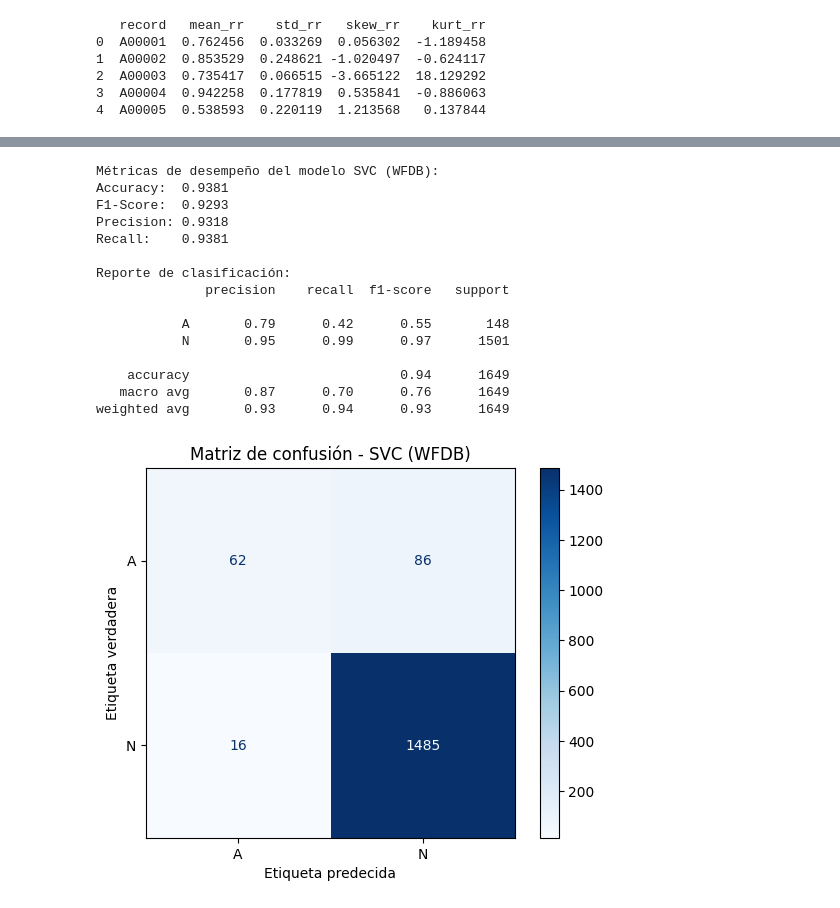
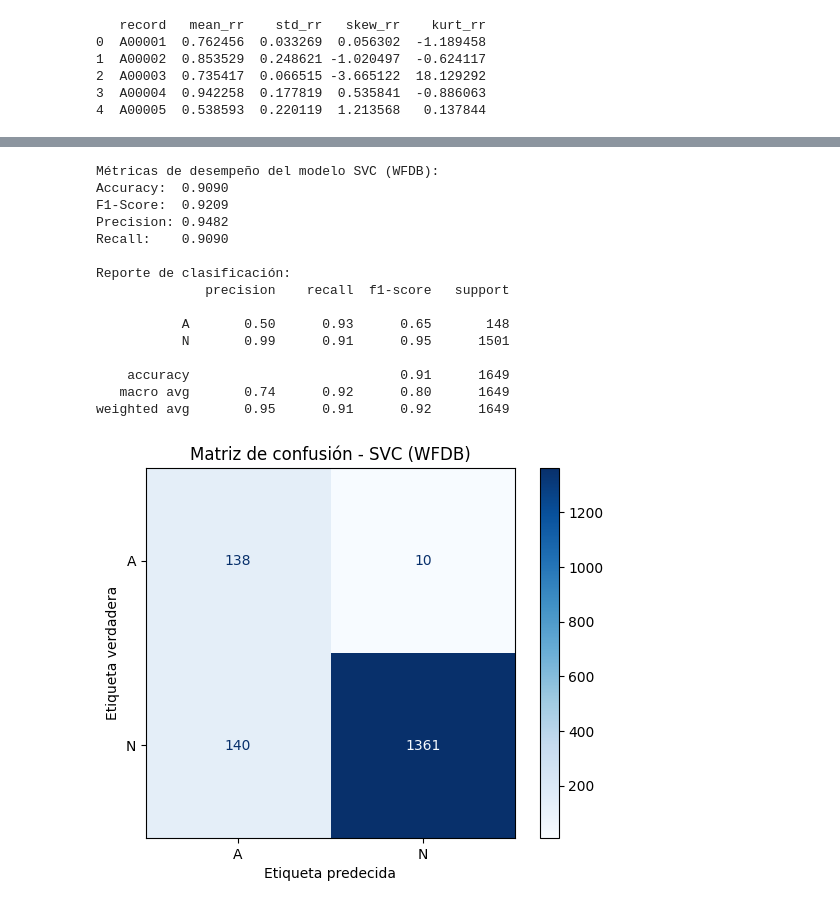
Before and after one commit to Mrldmz/MachineLearning, a Jupyter notebook: proyecto/Semana_2_Reproduccion_Baseline.ipynb, the cells around one changed output, grey strips where cells are left out. Drawn from its saved outputs; the diff is of its cells as text; code cells hidden in the pictures.

```diff
--- a/proyecto/Semana_2_Reproduccion_Baseline.ipynb
+++ b/proyecto/Semana_2_Reproduccion_Baseline.ipynb
@@ -579,6 +579,8 @@ features_wfdb_df.to_csv('data/rr_features_WFDB.csv', index=False)
 # %%
 # Realizar entrenamiento de un modelo random forest con las características de los intervalos RR detectados con WFDB
 from sklearn.ensemble import RandomForestClassifier
+from imblearn.over_sampling import SMOTE
+
 # Cargar las etiquetas originales
 labels_df = pd.read_csv('data/training2017/REFERENCE.csv', header=None, names=['record', 'label'])
 
@@ -604,7 +606,15 @@ X_train_wfdb, X_test_wfdb, y_train_wfdb, y_test_wfdb = train_test_split(
     X_wfdb_scaled, y_wfdb, test_size=0.2, random_state=42, stratify=y_wfdb
 )
 
-# Entrenar el modelo Random Forest
+# Aplicar SMOTE solo al conjunto de entrenamiento para balancear la clase 'A'
+smote = SMOTE(random_state=42)
+X_train_wfdb_res, y_train_wfdb_res = smote.fit_resample(X_train_wfdb, y_train_wfdb)
+
+# Verificar el nuevo balance de clases
+print("Distribución de clases después de SMOTE (entrenamiento):")
+print(pd.Series(y_train_wfdb_res).value_counts())
+
+# Entrenar el modelo Random Forest con los datos balanceados
 rf_clf = RandomForestClassifier(n_estimators=100, random_state=42)
-rf_clf.fit(X_train_wfdb, y_train_wfdb)
+rf_clf.fit(X_train_wfdb_res, y_train_wfdb_res)
 # %% [output]
@@ -655,47 +670,47 @@ weighted avg       0.94      0.95      0.94      1649
 # %%
 # Probar el modelo SVC con los datos de WFDB
 
-# Entrenar el modelo SVC con los datos de WFDB
+# Entrenar el modelo SVC con los datos de WFDB balanceados
 svc_wfdb = SVC(kernel='rbf', random_state=42)
-svc_wfdb.fit(X_train_wfdb, y_train_wfdb)
+svc_wfdb.fit(X_train_wfdb_res, y_train_wfdb_res)
 
 # Predecir sobre el conjunto de prueba
 y_pred_svc_wfdb = svc_wfdb.predict(X_test_wfdb)
 
 # Calcular métricas de desempeño
 accuracy_svc_wfdb = accuracy_score(y_test_wfdb, y_pred_svc_wfdb)
 f1_svc_wfdb = f1_score(y_test_wfdb, y_pred_svc_wfdb, average='weighted', zero_division=0)
 precision_svc_wfdb = precision_score(y_test_wfdb, y_pred_svc_wfdb, average='weighted', zero_division=0)
 recall_svc_wfdb = recall_score(y_test_wfdb, y_pred_svc_wfdb, average='weighted', zero_division=0)
 
 print("Métricas de desempeño del modelo SVC (WFDB):")
 print(f"Accuracy:  {accuracy_svc_wfdb:.4f}")
 print(f"F1-Score:  {f1_svc_wfdb:.4f}")
 print(f"Precision: {precision_svc_wfdb:.4f}")
 print(f"Recall:    {recall_svc_wfdb:.4f}")
 print("\nReporte de clasificación:")
 print(classification_report(y_test_wfdb, y_pred_svc_wfdb, zero_division=0))
 
 # Visualización de la matriz de confusión
 disp_svc_wfdb = ConfusionMatrixDisplay.from_estimator(svc_wfdb, X_test_wfdb, y_test_wfdb, cmap=plt.cm.Blues)
 plt.title("Matriz de confusión - SVC (WFDB)")
 disp_svc_wfdb.ax_.set_xlabel('Etiqueta predecida')
 disp_svc_wfdb.ax_.set_ylabel('Etiqueta verdadera')
 plt.show()
 # %% [output]
 Métricas de desempeño del modelo SVC (WFDB):
-Accuracy:  0.9381
-F1-Score:  0.9293
-Precision: 0.9318
-Recall:    0.9381
+Accuracy:  0.9090
+F1-Score:  0.9209
+Precision: 0.9482
+Recall:    0.9090
 
 Reporte de clasificación:
               precision    recall  f1-score   support
 
-           A       0.79      0.42      0.55       148
-           N       0.95      0.99      0.97      1501
+           A       0.50      0.93      0.65       148
+           N       0.99      0.91      0.95      1501
 
-    accuracy                           0.94      1649
-   macro avg       0.87      0.70      0.76      1649
-weighted avg       0.93      0.94      0.93      1649
+    accuracy                           0.91      1649
+   macro avg       0.74      0.92      0.80      1649
+weighted avg       0.95      0.91      0.92      1649
-[figure, old version]
+[figure, new version]
```
Also changed, not shown: parts of 9 cells of this notebook.
